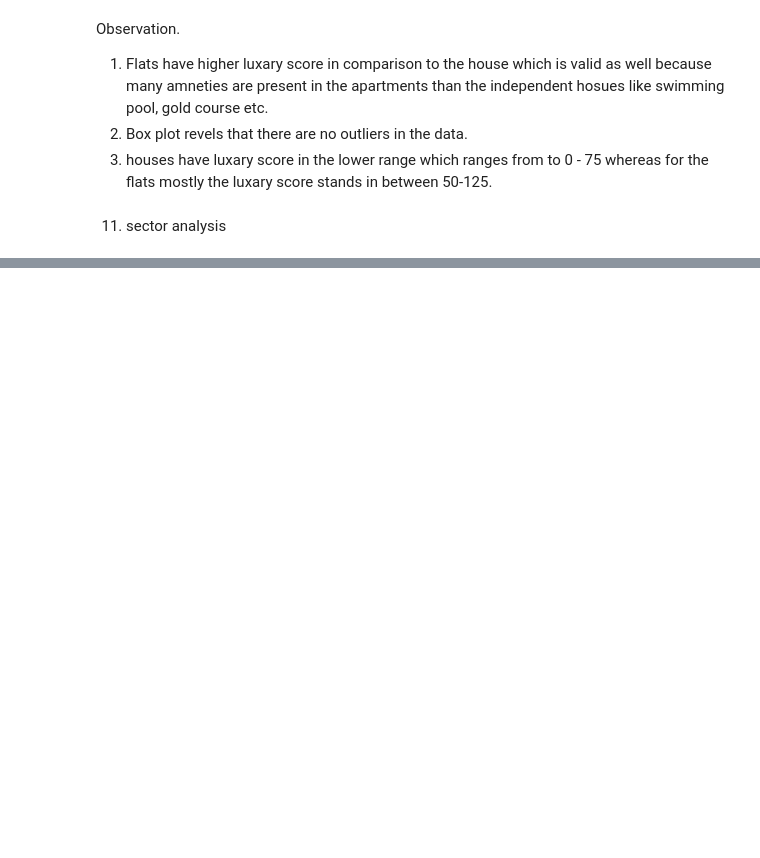
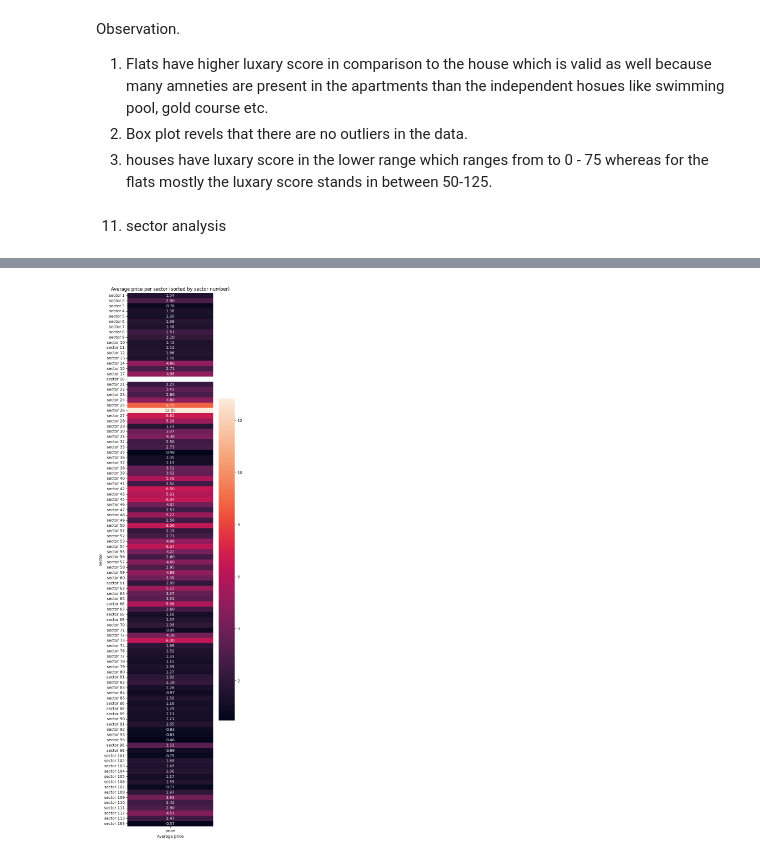
Before and after one commit to abhishek-saurav/real_estate_project, a Jupyter notebook: notebooks/eda_multivariate_analysis.ipynb, the cells around one changed output, grey strips where cells are left out. Drawn from its saved outputs; the diff is of its cells as text; code cells hidden in the pictures; blank space fills up the shorter version.

```diff
--- a/notebooks/eda_multivariate_analysis.ipynb
+++ b/notebooks/eda_multivariate_analysis.ipynb
@@ -318,0 +335,11 @@ Observation.
+# %%
+# sector analysis
+
+import re
+
+average_price_per_sector = (
+    data
+    .groupby('sector')['price'].mean().reset_index()
+)
+
+average_price_per_sector
@@ -318,0 +360,31 @@ Observation.
+# %%
+def extract_sector_number(sector_name):
+    match = re.search(r"\d+", sector_name)
+    if match:
+        return int(match.group())
+    else:
+        return float('inf')
+# %%
+average_price_per_sector['sector_number'] = (
+    average_price_per_sector['sector']
+    .apply(extract_sector_number)
+)
+# %%
+average_price_per_sector_sorted_by_sector = (
+    average_price_per_sector
+    .sort_values(by = 'sector_number')
+)
+# %%
+plt.figure(figsize= (5, 25))
+sns.heatmap(
+    average_price_per_sector_sorted_by_sector
+    .set_index('sector')[['price']],
+    annot= True,
+    fmt= '.2f'
+)
+plt.title("Average price per sector (sorted by sector number)")
+plt.xlabel("Average price")
+plt.ylabel("Sector")
+plt.show()
+# %% [output]
+[figure, added]
```
Also changed, not shown: parts of 43 cells of this notebook, 5 other files.
